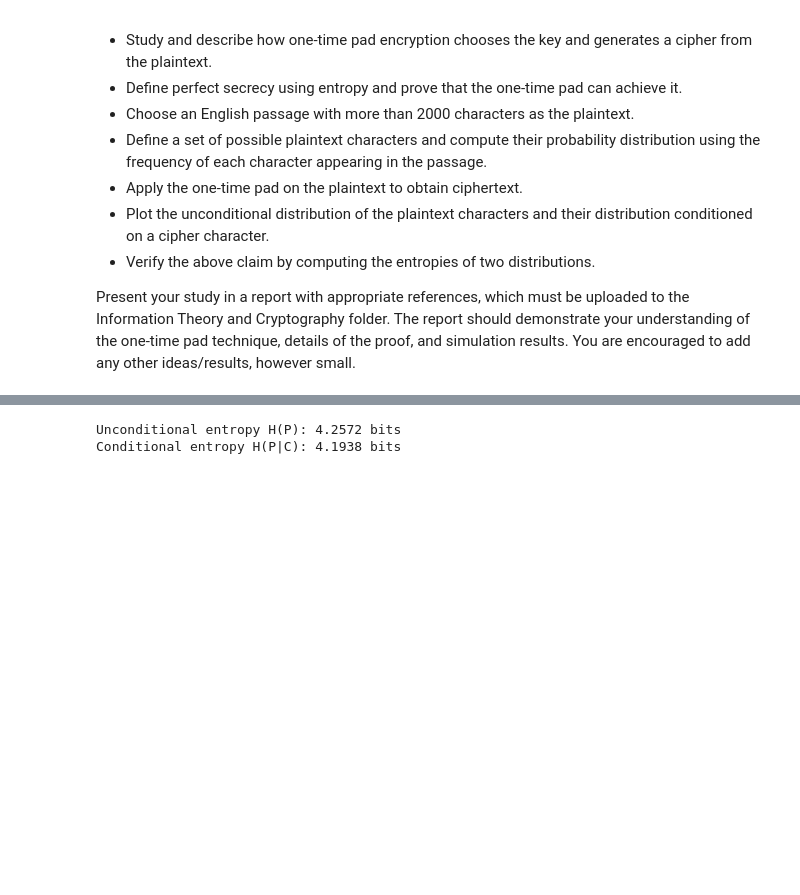
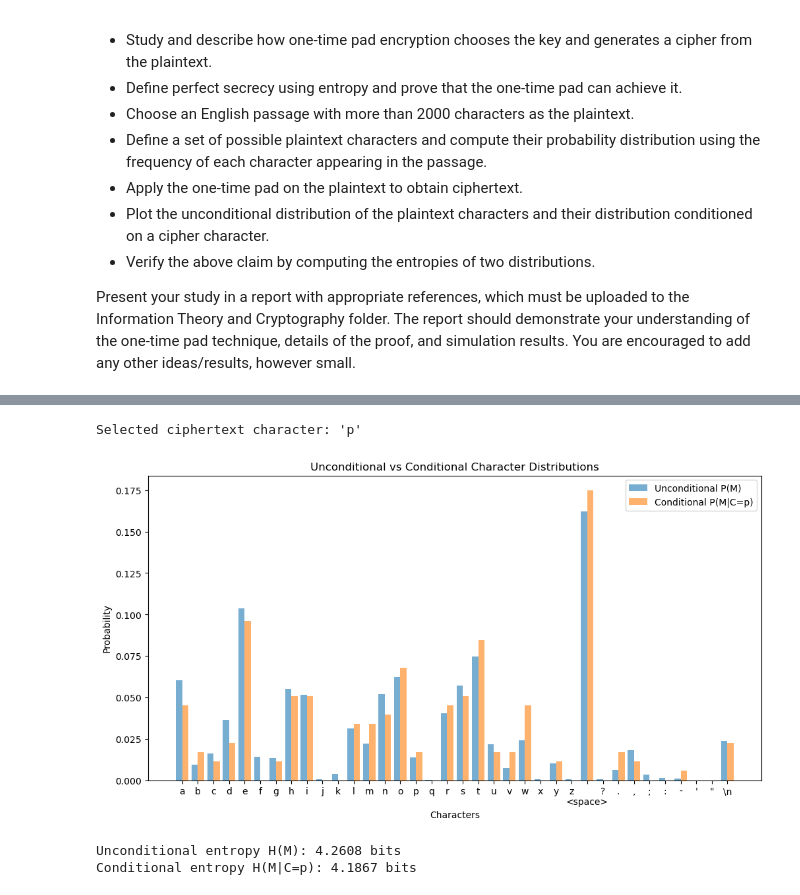
Before and after one commit to rubhavnayak/Cryptography_Miniproject, a Jupyter notebook: otp_crypto.ipynb, the cells around one changed output, grey strips where cells are left out. Drawn from its saved outputs; the diff is of its cells as text; code cells hidden in the pictures; blank space fills up the shorter version.

```diff
--- a/otp_crypto.ipynb
+++ b/otp_crypto.ipynb
@@ -95,8 +82,9 @@ Plaintext character distribution:
 # %%
-# 4. Encrypt Plaintext with One-Time Pad
-key = generate_random_key(len(plaintext))
-ciphertext = one_time_pad_encrypt(plaintext, key)
+#Compute character distribution of plaintext message
+char_count = collections.Counter(plaintext)
+total_chars = sum(char_count.values())
+plaintext_prob = [char_count[char] / total_chars for char in charset]
 
-# Save ciphertext for later analysis
-with open("ciphertext.txt", "w") as f:
-    f.write(ciphertext)
+# print("Plaintext character distribution:")
+# for char, prob in zip(charset, plaintext_prob):
+#     print(f"'{char}': {prob:.4f}")
@@ -157,6 +91,57 @@ plt.show()
-# %%
-# 7. Calculate and Compare Entropies
-print_entropy(plaintext_probs, conditional_probs)
-# %% [output]
-Unconditional entropy H(P): 4.2572 bits
-Conditional entropy H(P|C): 4.1938 bits
+# %%
+#Generate key and ciphertext
+
+key = generate_key(len(plaintext), charset)
+ciphertext = otp_encrypt(plaintext, key, charset)
+# %%
+#Choose character on which to center distribution
+cipher_char = random.choice(ciphertext)
+print(f"Selected ciphertext character: '{cipher_char}'")
+
+#Compute conditional probability of each character in plaintext given ciphertext character c
+conditional_count = collections.Counter()
+total_conditioned = 0
+
+for p_char, c_char in zip(plaintext, ciphertext):
+    if c_char == cipher_char:
+        conditional_count[p_char] += 1
+        total_conditioned += 1
+
+conditional_prob = [conditional_count[char]/total_conditioned if total_conditioned > 0 else 0.0 for char in charset]
+
+# print("\nConditional character distribution:")
+# for char, prob in zip(charset, conditional_probs):
+#     print(f"'{char}': {prob:.4f}")
+
+#Plot
+x = np.arange(len(charset))  # numeric x-axis for bars
+tick_labels = [
+    '\n<space>' if char == ' ' else
+    '\\n' if char == '\n' else
+    char
+    for char in charset
+]
+
+plt.figure(figsize=(12,6))
+plt.bar(x - 0.2, plaintext_prob, width=0.4, alpha=0.6, label='Unconditional P(M)')
+plt.bar(x + 0.2, conditional_prob, width=0.4, alpha=0.6, label=f'Conditional P(M|C={cipher_char})')
+plt.xlabel('Characters')
+plt.ylabel('Probability')
+plt.xticks(x, tick_labels)
+plt.legend()
+plt.title('Unconditional vs Conditional Character Distributions')
+plt.show()
+
+def entropy(probabilities):
+    return -sum(p * log2(p) for p in probabilities if p > 0)
+
+H_P = entropy(plaintext_prob)
+H_P_given_C = entropy(conditional_prob)
+
+print(f"Unconditional entropy H(M): {H_P:.4f} bits")
+print(f"Conditional entropy H(M|C={cipher_char}): {H_P_given_C:.4f} bits")
+# %% [output]
+Selected ciphertext character: 'p'
+[figure, added]
+Unconditional entropy H(M): 4.2608 bits
+Conditional entropy H(M|C=p): 4.1867 bits
```
Also changed, not shown: parts of 7 cells of this notebook, 1 other file.
